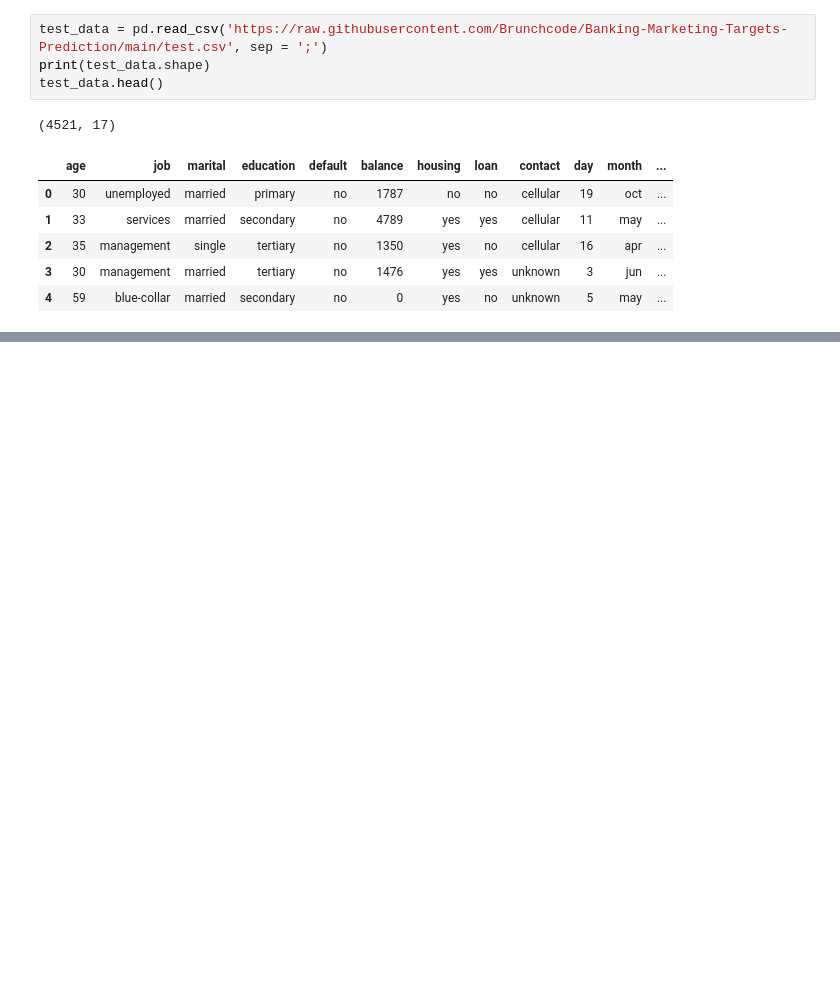
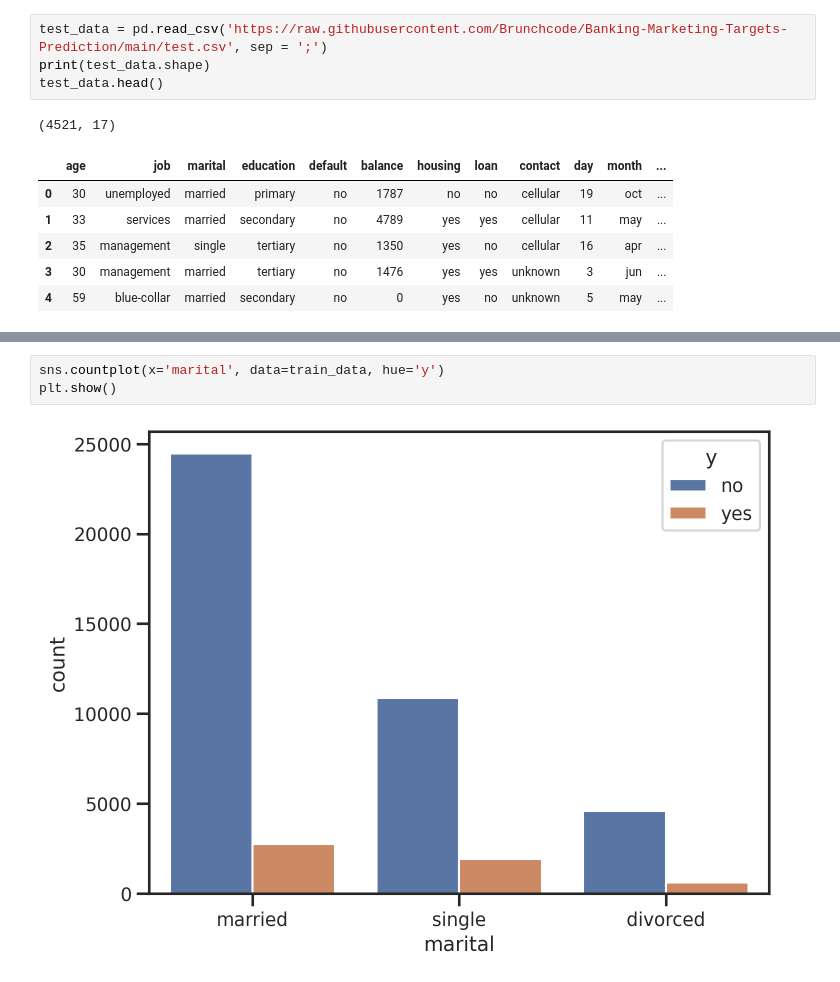
Before and after one commit to Brunchcode/Banking-Marketing-Targets-Prediction, a Jupyter notebook: Banking_Marketing_Targets_Prediction.ipynb, the cells around one changed output, grey strips where cells are left out. Saved outputs shown, nothing was run; the diff lists cells and outputs as text; blank space fills up the shorter version.

```diff
--- a/Banking_Marketing_Targets_Prediction.ipynb
+++ b/Banking_Marketing_Targets_Prediction.ipynb
@@ -43,0 +87,5 @@ test_data.head()
+# %%
+sns.countplot(x='marital', data=train_data, hue='y')
+plt.show()
+# %% [output]
+[figure, added]
```
Also changed, not shown: parts of 11 cells of this notebook.
